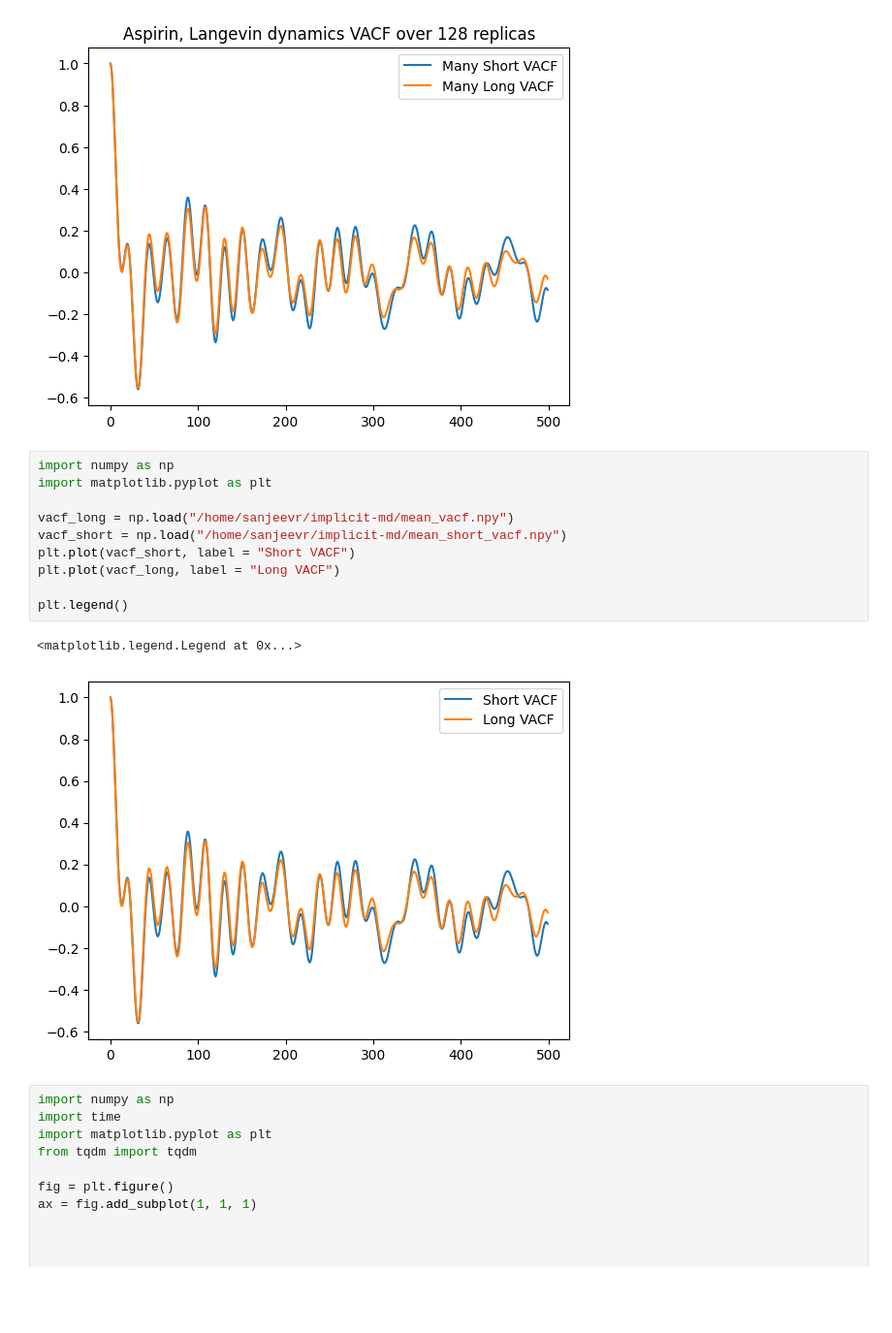
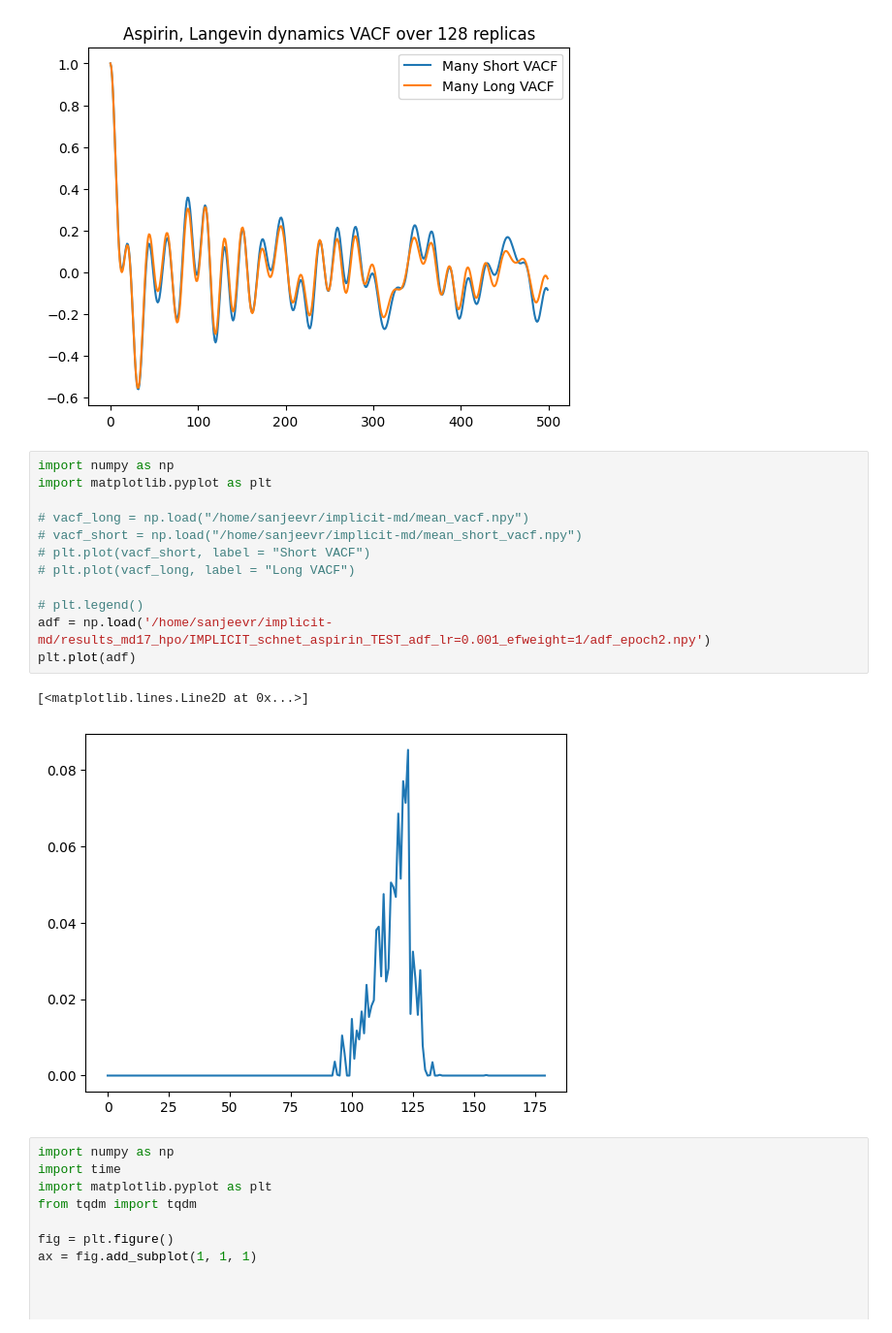
Before and after one commit to jeevster/implicit-md, a Jupyter notebook: Untitled.ipynb, the cells around one changed output. Shown at 97% size. Saved outputs shown, nothing was run; the diff lists cells and outputs as text; blank space fills up the shorter version.

```diff
--- a/Untitled.ipynb
+++ b/Untitled.ipynb
@@ -46,16 +46,18 @@ Text(0.5, 1.0, 'Aspirin, Langevin dynamics VACF over 128 replicas')
 # %%
 import numpy as np
 import matplotlib.pyplot as plt
 
-vacf_long = np.load("/home/sanjeevr/implicit-md/mean_vacf.npy")
-vacf_short = np.load("/home/sanjeevr/implicit-md/mean_short_vacf.npy")
-plt.plot(vacf_short, label = "Short VACF")
-plt.plot(vacf_long, label = "Long VACF")
+# vacf_long = np.load("/home/sanjeevr/implicit-md/mean_vacf.npy")
+# vacf_short = np.load("/home/sanjeevr/implicit-md/mean_short_vacf.npy")
+# plt.plot(vacf_short, label = "Short VACF")
+# plt.plot(vacf_long, label = "Long VACF")
 
-plt.legend()
+# plt.legend()
+adf = np.load('/home/sanjeevr/implicit-md/results_md17_hpo/IMPLICIT_schnet_aspirin_TEST_adf_lr=0.001_efweight=1/adf_epoch2.npy')
+plt.plot(adf)
 # %% [output]
-<matplotlib.legend.Legend at 0x...>
+[<matplotlib.lines.Line2D at 0x...>]
-[figure, old version]
+[figure, new version]
 # %%
 import numpy as np
 import time
```
Also changed, not shown: 3 other files.
